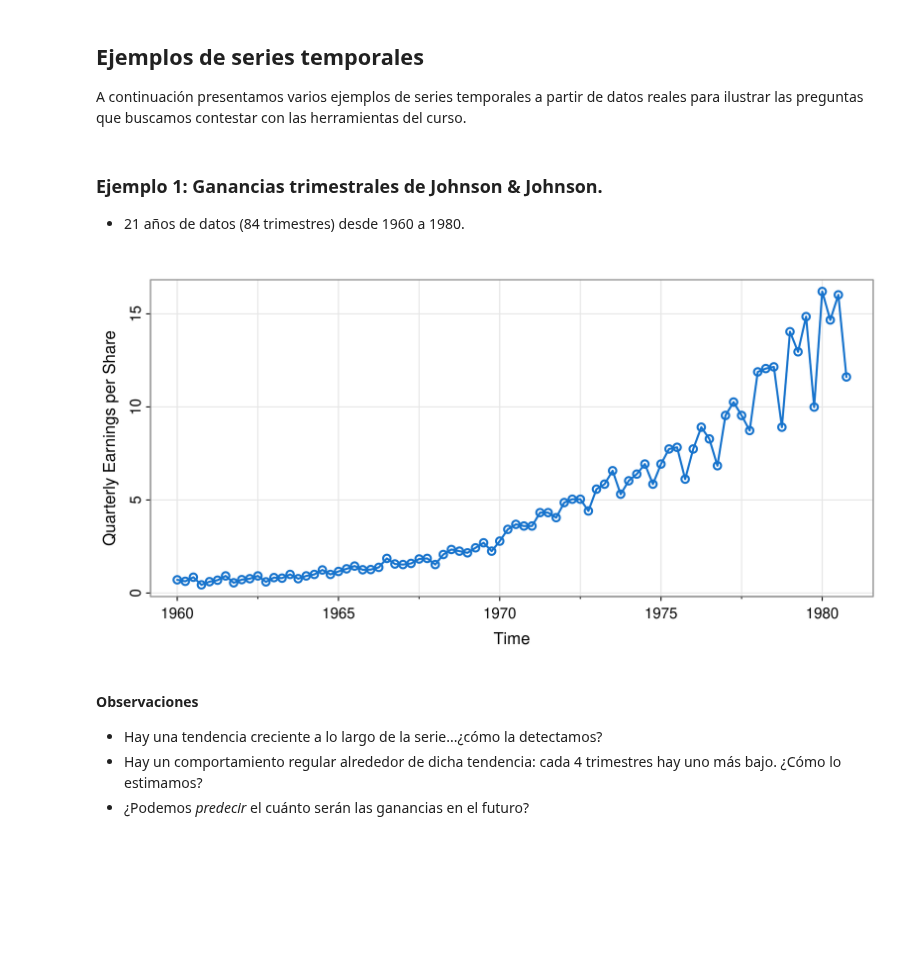
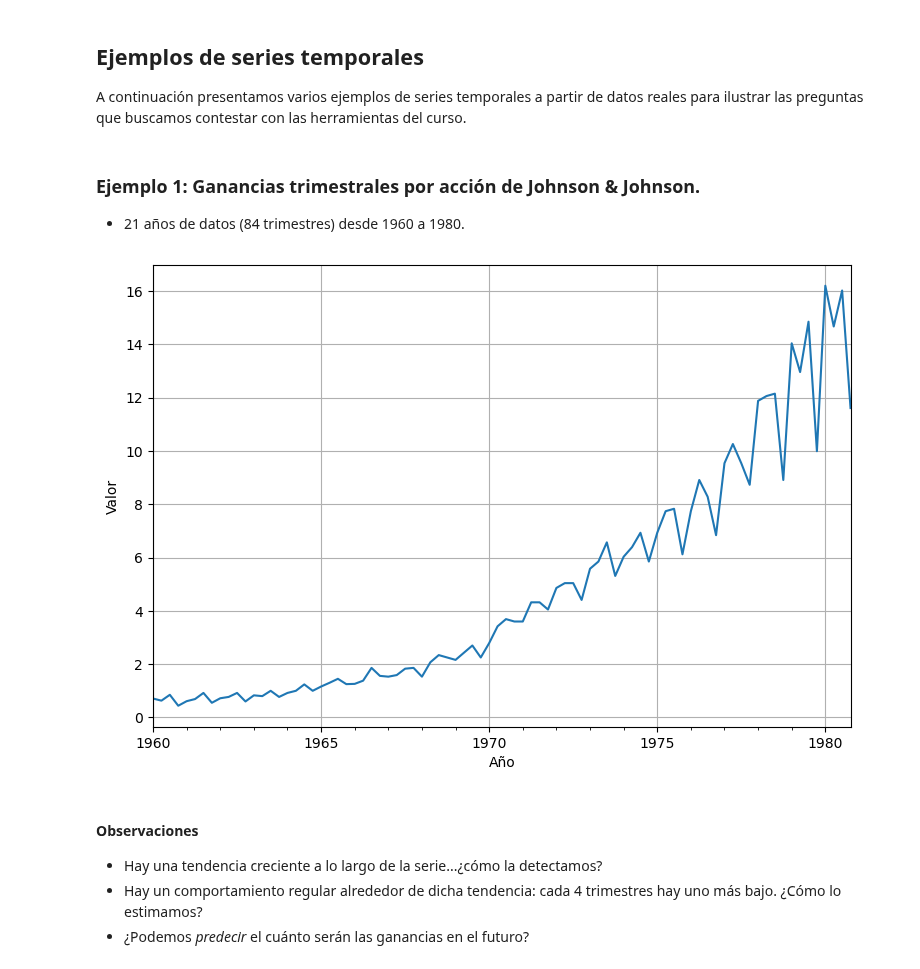
Before and after one commit to aferragu/curso_series_temporales, a Jupyter notebook: 1- Introduccion/Introduccion.ipynb, the cells around one changed output. Drawn from its saved outputs; the diff is of its cells as text; code cells hidden in the pictures; blank space fills up the shorter version.

```diff
--- a/1- Introduccion/Introduccion.ipynb
+++ b/1- Introduccion/Introduccion.ipynb
@@ -91,13 +96,15 @@ options(repr.plot.width=8, repr.plot.height=4, repr.plot.res=300)
 
 A continuación presentamos varios ejemplos de series temporales a partir de datos reales para ilustrar las preguntas que buscamos contestar con las herramientas del curso.
 # %% [markdown]
-### Ejemplo 1: Ganancias trimestrales de Johnson & Johnson.
+### Ejemplo 1: Ganancias trimestrales por acción de Johnson & Johnson.
 
 * 21 años de datos (84 trimestres) desde 1960 a 1980.
-# %%
-tsplot(jj, type="o", ylab="Quarterly Earnings per Share", col=4, lwd=2)
-# %% [output]
-[figure, removed]
+# %%
+jj = astsa.jj
+# %%
+jj.plot(xlabel="Año", ylabel="Valor", legend=False);
+# %% [output]
+[figure, added]
 # %% [markdown]
 #### Observaciones
 
```
Also changed, not shown: parts of 21 cells of this notebook.
